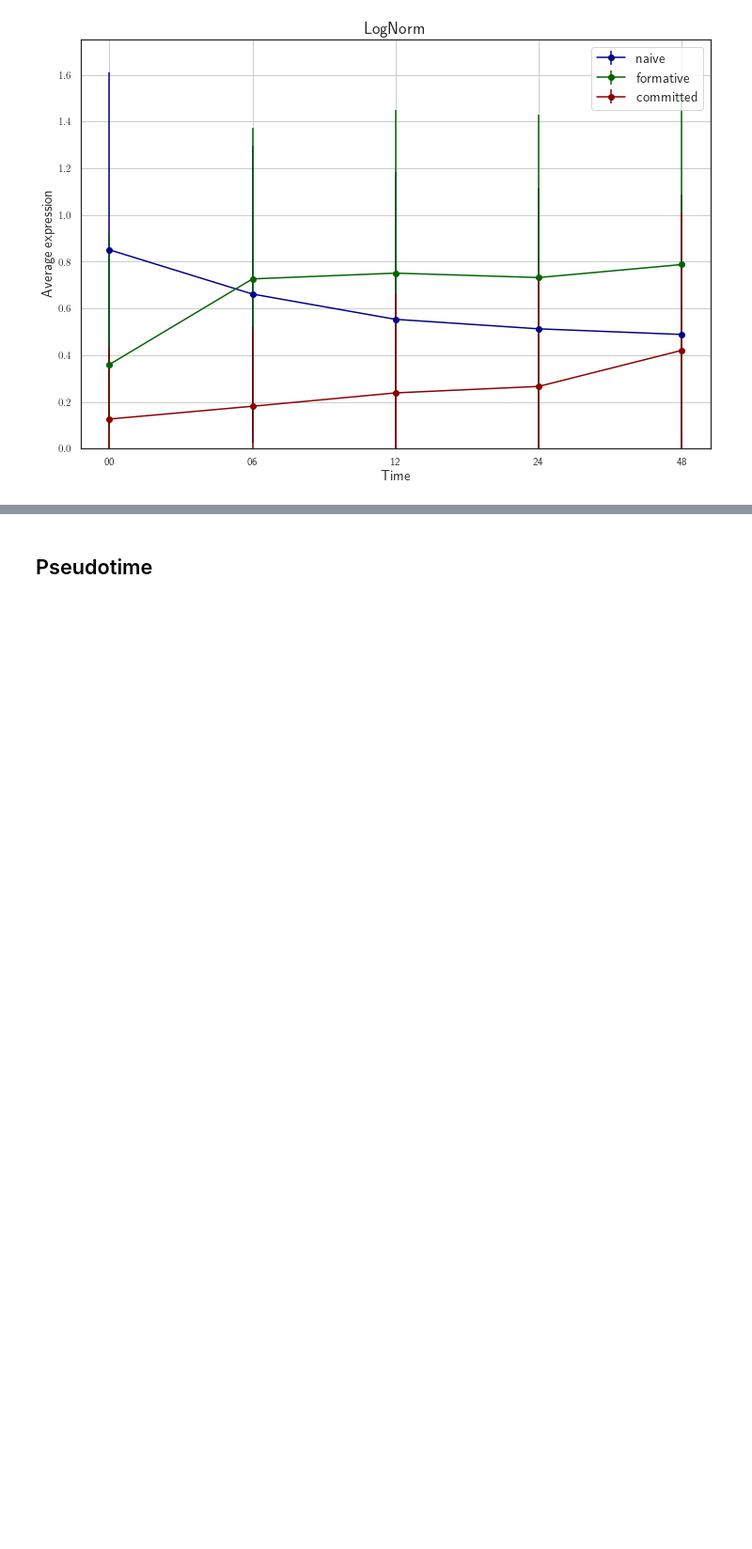
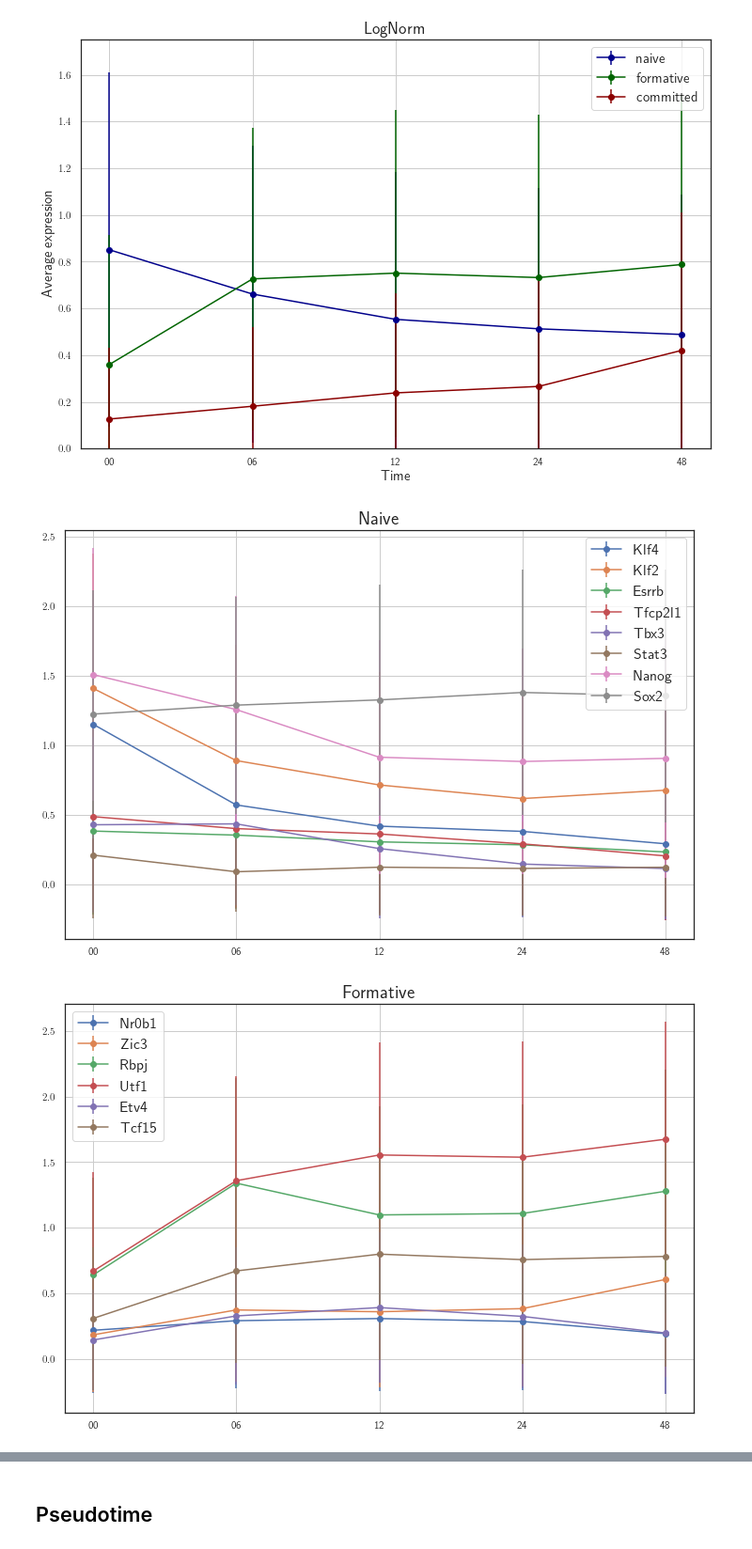
Before and after one commit to CleliaCorridori/GRN_Inference_CODE, a Jupyter notebook: Data_Processing.ipynb, the cells around one changed output, grey strips where cells are left out. Shown at 94% size. Saved outputs shown, nothing was run; the diff lists cells and outputs as text; code cells hidden in the pictures; blank space fills up the shorter version.

```diff
--- a/Data_Processing.ipynb
+++ b/Data_Processing.ipynb
@@ -130,4 +123,7 @@ df_bulk_groups, df_std_groups, df_bulk, df_std = funcs_general.average_ge_in_tim
 [figure]
 # %%
 # # plot the gene expression for each gene in each group in time with theis std
-# funcs_general.plot_ge_in_time(df_bulk, df_std, [naive, formative, committed, other], ["Naive", "Formative", "Committed", "Others"])
+funcs_general.plot_ge_in_time(df_bulk, df_std, [naive, formative, committed, other], ["Naive", "Formative", "Committed", "Others"])
+# %% [output]
+[figure, added]
+[figure, added]
```
Also changed, not shown: parts of 3 cells of this notebook, 4 other files.
